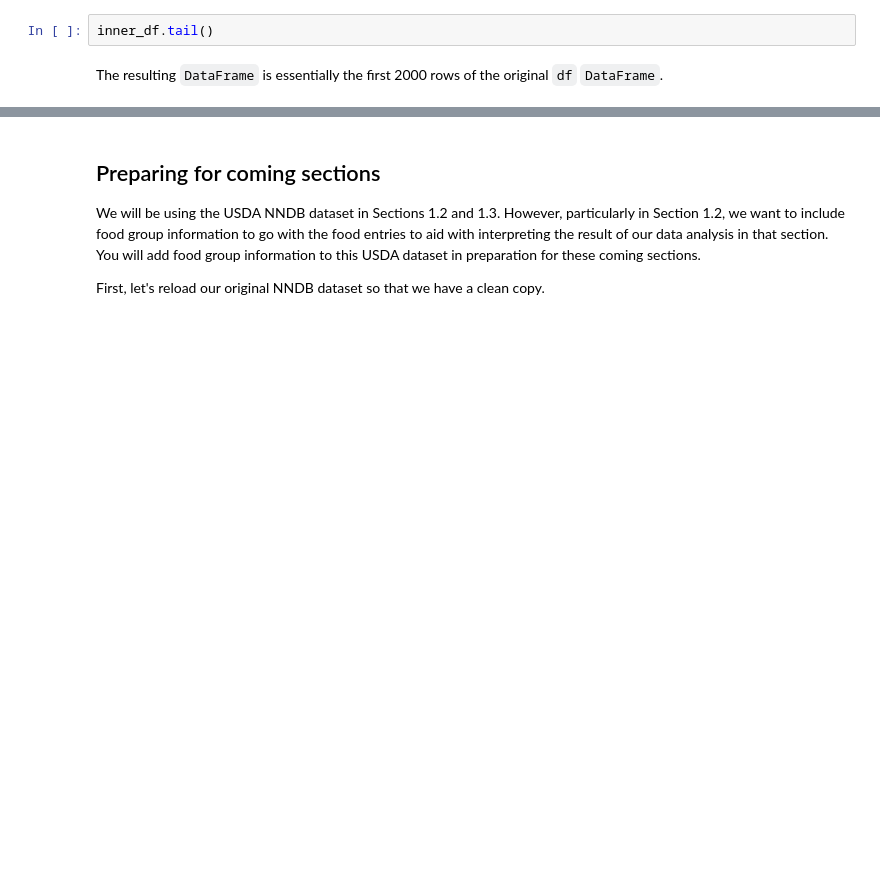
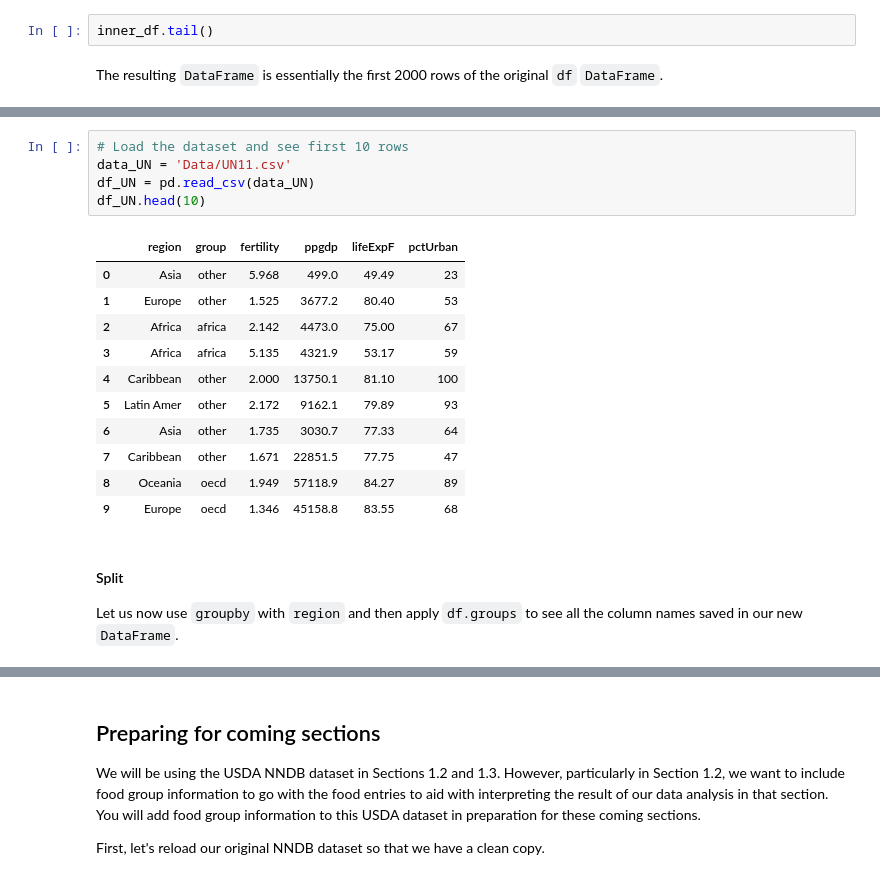
Before and after one commit to Prtfw/MSFT_Reactor_ML_AI, a Jupyter notebook: 1-Joining_Datasets.ipynb, the cells around one changed output, grey strips where cells are left out. Drawn from its saved outputs; the diff is of its cells as text; blank space fills up the shorter version.

```diff
--- a/1-Joining_Datasets.ipynb
+++ b/1-Joining_Datasets.ipynb
@@ -288,0 +771,20 @@ The resulting `DataFrame` is essentially the first 2000 rows of the original `df
+# %%
+# Load the dataset and see first 10 rows
+data_UN = 'Data/UN11.csv'
+df_UN = pd.read_csv(data_UN)
+df_UN.head(10)
+# %% [output]
+|  | region | group | fertility | ppgdp | lifeExpF | pctUrban |
+| 0 | Asia | other | 5.968 | 499.0 | 49.49 | 23 |
+| 1 | Europe | other | 1.525 | 3677.2 | 80.40 | 53 |
+| 2 | Africa | africa | 2.142 | 4473.0 | 75.00 | 67 |
+| 3 | Africa | africa | 5.135 | 4321.9 | 53.17 | 59 |
+| 4 | Caribbean | other | 2.000 | 13750.1 | 81.10 | 100 |
+| 5 | Latin Amer | other | 2.172 | 9162.1 | 79.89 | 93 |
+| 6 | Asia | other | 1.735 | 3030.7 | 77.33 | 64 |
+| 7 | Caribbean | other | 1.671 | 22851.5 | 77.75 | 47 |
+| 8 | Oceania | oecd | 1.949 | 57118.9 | 84.27 | 89 |
+| 9 | Europe | oecd | 1.346 | 45158.8 | 83.55 | 68 |
+# %% [markdown]
+#### Split
+Let us now use `groupby` with `region` and then apply `df.groups` to see all the column names saved in our new `DataFrame`.
```
Also changed, not shown: parts of 103 cells of this notebook.
